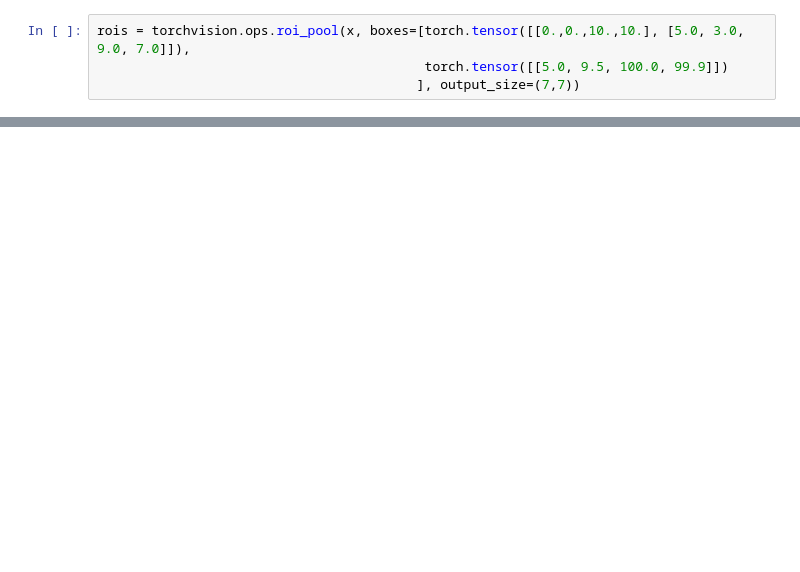
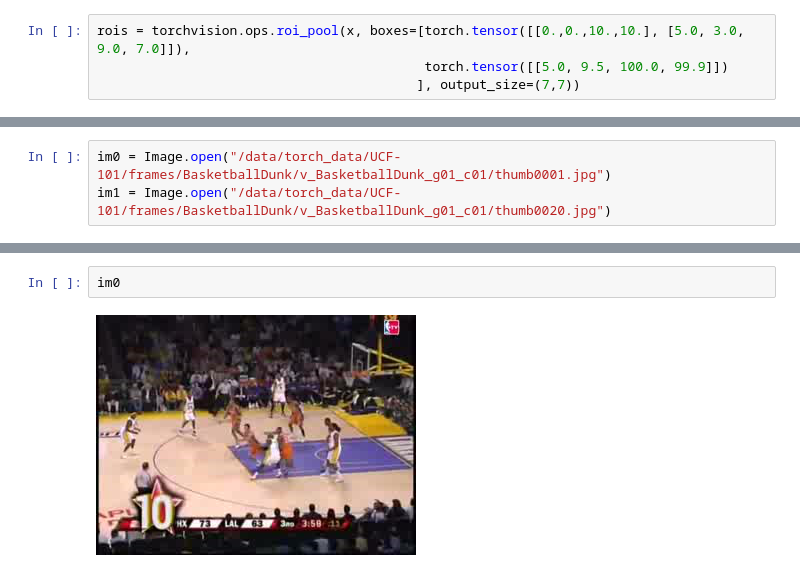
Before and after one commit to youhs4554/gaitanalysis, a Jupyter notebook: playground.ipynb, the cells around one changed output, grey strips where cells are left out. Drawn from its saved outputs; the diff is of its cells as text; blank space fills up the shorter version.

```diff
--- a/playground.ipynb
+++ b/playground.ipynb
@@ -173,0 +131,3 @@ tensor(2.9594)
+# %%
+im0 = Image.open("/data/torch_data/UCF-101/frames/BasketballDunk/v_BasketballDunk_g01_c01/thumb0001.jpg")
+im1 = Image.open("/data/torch_data/UCF-101/frames/BasketballDunk/v_BasketballDunk_g01_c01/thumb0020.jpg")
@@ -173,0 +194,4 @@ tensor(2.9594)
+# %%
+im0
+# %% [output]
+[figure, added]
```
Also changed, not shown: parts of 26 cells of this notebook, 6 other files.
